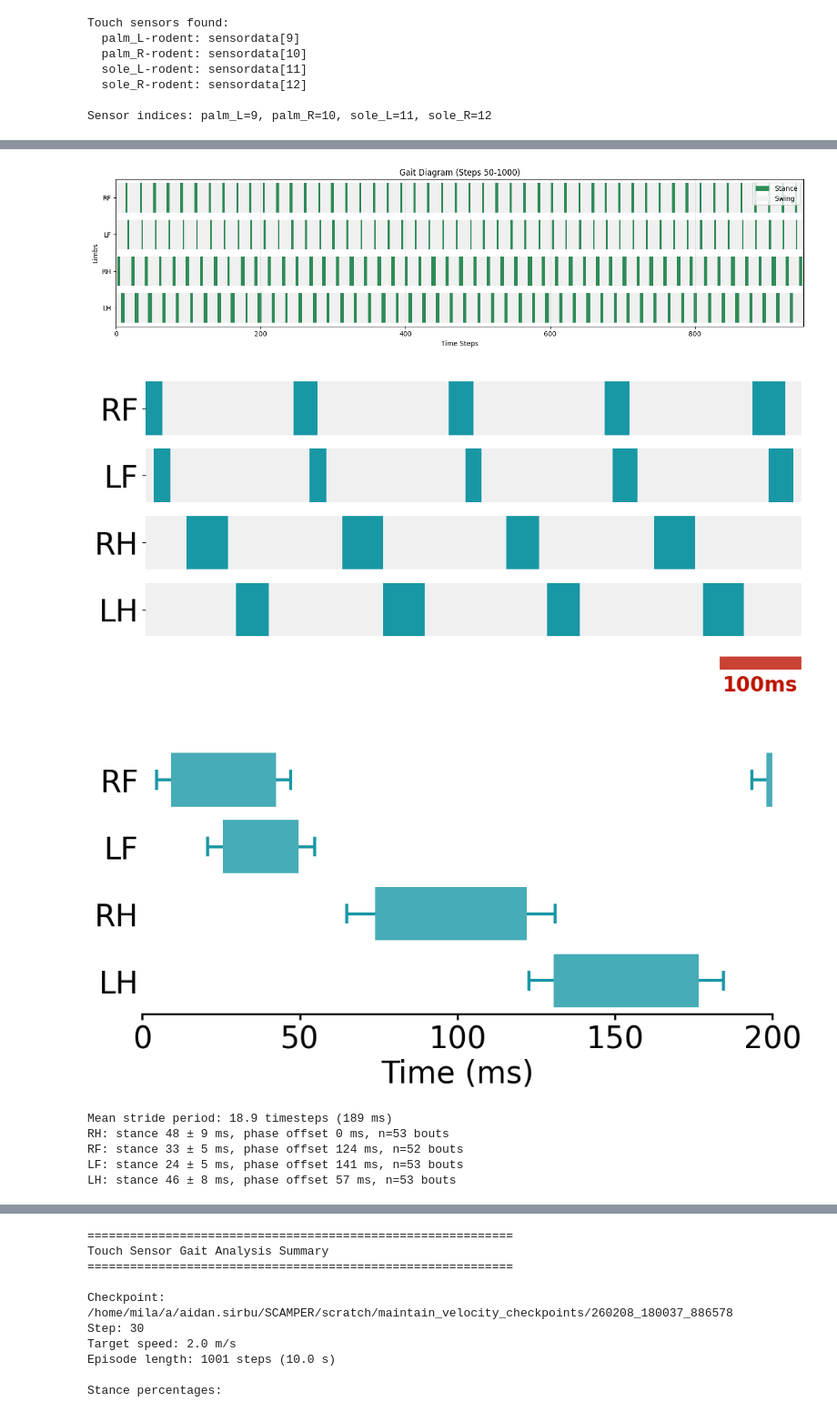
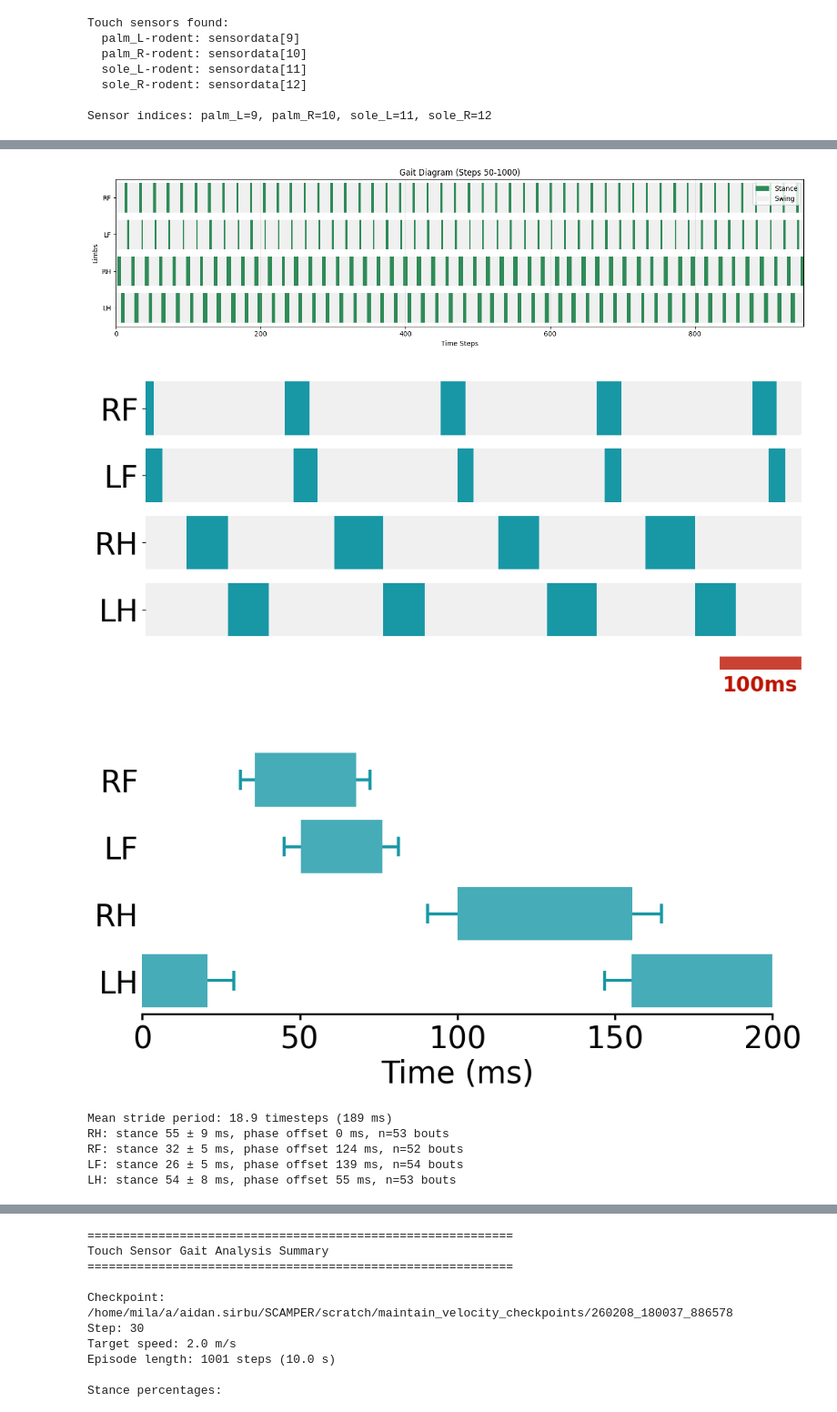
Before and after one commit to asirbu77/SCAMPER, a Jupyter notebook: notebooks/analysis/maintain_velocity_analysis_S15e-1_new.ipynb, the cells around one changed output, grey strips where cells are left out. Shown at 91% size. Drawn from its saved outputs; the diff is of its cells as text; code cells hidden in the pictures.

```diff
--- a/notebooks/analysis/maintain_velocity_analysis_S15e-1_new.ipynb
+++ b/notebooks/analysis/maintain_velocity_analysis_S15e-1_new.ipynb
@@ -675,9 +679,9 @@ plt.show()
 # %%
 # Smooth raw touch sensor data in-place before thresholding
-KERNEL_SIZE_PALM_L = 3
-KERNEL_SIZE_PALM_R = 3
-KERNEL_SIZE_SOLE_L = 3
-KERNEL_SIZE_SOLE_R = 3
+KERNEL_SIZE_PALM_L = 1
+KERNEL_SIZE_PALM_R = 1
+KERNEL_SIZE_SOLE_L = 7
+KERNEL_SIZE_SOLE_R = 7
 smooth = True
 
 palm_L_data_smooth = medfilt(palm_L_data, kernel_size=KERNEL_SIZE_PALM_L)
@@ -757,8 +761,8 @@ plt.show()
 # Binary stance detection from touch sensors (threshold-based)
 TOUCH_THRESHOLD_PALM_L = 0.01
 TOUCH_THRESHOLD_PALM_R = 0.01
-TOUCH_THRESHOLD_SOLE_L = 1.0
-TOUCH_THRESHOLD_SOLE_R = 1.0
+TOUCH_THRESHOLD_SOLE_L = 0.01
+TOUCH_THRESHOLD_SOLE_R = 0.01
 
 if smooth:
     stance_palm_L = (palm_L_data_smooth > TOUCH_THRESHOLD_PALM_L).astype(int)
@@ -775,7 +779,7 @@ else:
 # Morphological closing: fill brief gaps (swing blips) in stance bouts
 from scipy.ndimage import binary_closing, binary_opening
 
-MIN_STANCE_GAP = 5  # close gaps up to this many timesteps
+MIN_STANCE_GAP = 4  # close gaps up to this many timesteps
 do_binary_closing = True
 
 if do_binary_closing:
@@ -889,7 +893,7 @@ fig, ax = plot_gait_diagram(
 # plt.savefig(OUTPUT_DIR / "gait_diagram_touch_zoomed.png", dpi=300, bbox_inches="tight")
 plt.show()
 # %% [output]
-[figure, old version]
+[figure, new version]
 # %%
 # Font size configuration
 TICK_FONTSIZE = 30
@@ -974,13 +978,13 @@ plt.savefig(OUTPUT_DIR / f"final_gait_diagram_{NAME}.svg", dpi=300, bbox_inches=
 plt.savefig(OUTPUT_DIR / f"final_gait_diagram_{NAME}.pdf", dpi=300, bbox_inches="tight")
 plt.show()
 # %% [output]
-[figure, old version]
+[figure, new version]
 # %%
 # Compute mean stance duration and mean stride cycle phase per limb
 limb_names = ["RH", "RF", "LF", "LH"]
 stance_color = "#1897A5"
 ctrl_dt_ms = 10  # each timestep = 10 ms
-time_offset_ms = -115  # global time shift applied to the entire pattern (ms)
+time_offset_ms = 100  # global time shift applied to the entire pattern (ms)
 repeat_cycle = True  # repeat the mean gait pattern to fill the x-axis
 xlim_ms = 200  # x-axis limit (ms)
 alternate_limb_order = True  # False: LH>LF>RF>RH (top-bottom), True: RF>LF>RH>LH
@@ -1044,10 +1048,13 @@ for name in limb_names:
 cycle_len_ms = mean_stride * ctrl_dt_ms
 phase_offsets_ms = {name: phase_offsets[name] * ctrl_dt_ms for name in limb_names}
 
-# Number of cycle repetitions to fill xlim (add extra to cover negative offsets)
-n_repeats = (
-    int(np.ceil((xlim_ms - time_offset_ms) / cycle_len_ms)) + 1 if repeat_cycle else 1
-)
+# Compute repeat range to cover visible [0, xlim_ms] regardless of time_offset_ms
+if repeat_cycle:
+    r_start = int(np.floor(-time_offset_ms / cycle_len_ms)) - 1
+    r_end = int(np.ceil((xlim_ms - time_offset_ms) / cycle_len_ms)) + 1
+else:
+    r_start = 0
+    r_end = 1
 
 # Plot: one stride cycle, each limb at its mean phase with mean stance duration
 fig, ax = plt.subplots(figsize=(10, 5))
@@ -1059,7 +1066,7 @@ for i, name in enumerate(display_order):
     mean_len = means[name]
     std_len = stds[name]
 
-    for r in range(n_repeats):
+    for r in range(r_start, r_end):
         x0 = r * cycle_len_ms + time_offset_ms + bar_start
         ax.barh(
             i,
@@ -1088,36 +1095,36 @@ for i, name in enumerate(display_order):
 ax.set_yticks(range(len(display_order)))
 ax.set_yticklabels(display_order)
 ax.set_xlim(0, xlim_ms)
 ax.set_xlabel("Time (ms)", fontsize=TICK_FONTSIZE)
 ax.tick_params(axis="x", labelsize=TICK_FONTSIZE, width=2, length=6)
 ax.tick_params(axis="y", labelsize=TICK_FONTSIZE, length=0)
 
 ax.set_ylim(-0.5, len(display_order) - 0.5)
 ax.set_ylabel("")
 ax.grid(False)
 
 ax.spines["bottom"].set_linewidth(2)
 for spine in ["top", "right", "left"]:
     ax.spines[spine].set_visible(False)
 
 plt.tight_layout()
 plt.savefig(
     OUTPUT_DIR / "gait_diagram_mean_stance_duration.png", dpi=300, bbox_inches="tight"
 )
 plt.show()
 
 # Print stats
 print(f"Mean stride period: {mean_stride:.1f} timesteps ({cycle_len_ms:.0f} ms)")
 for name in limb_names:
     d = stance_durations[name]
     print(
         f"{name}: stance {d.mean() * ctrl_dt_ms:.0f} ± {d.std() * ctrl_dt_ms:.0f} ms, "
         f"phase offset {phase_offsets_ms[name]:.0f} ms, n={len(d)} bouts"
     )
 # %% [output]
-[figure, old version]
+[figure, new version]
 Mean stride period: 18.9 timesteps (189 ms)
-RH: stance 48 ± 9 ms, phase offset 0 ms, n=53 bouts
-RF: stance 33 ± 5 ms, phase offset 124 ms, n=52 bouts
-LF: stance 24 ± 5 ms, phase offset 141 ms, n=53 bouts
-LH: stance 46 ± 8 ms, phase offset 57 ms, n=53 bouts
+RH: stance 55 ± 9 ms, phase offset 0 ms, n=53 bouts
+RF: stance 32 ± 5 ms, phase offset 124 ms, n=52 bouts
+LF: stance 26 ± 5 ms, phase offset 139 ms, n=54 bouts
+LH: stance 54 ± 8 ms, phase offset 55 ms, n=53 bouts
```
Also changed, not shown: parts of 11 cells of this notebook, 43 other files.
